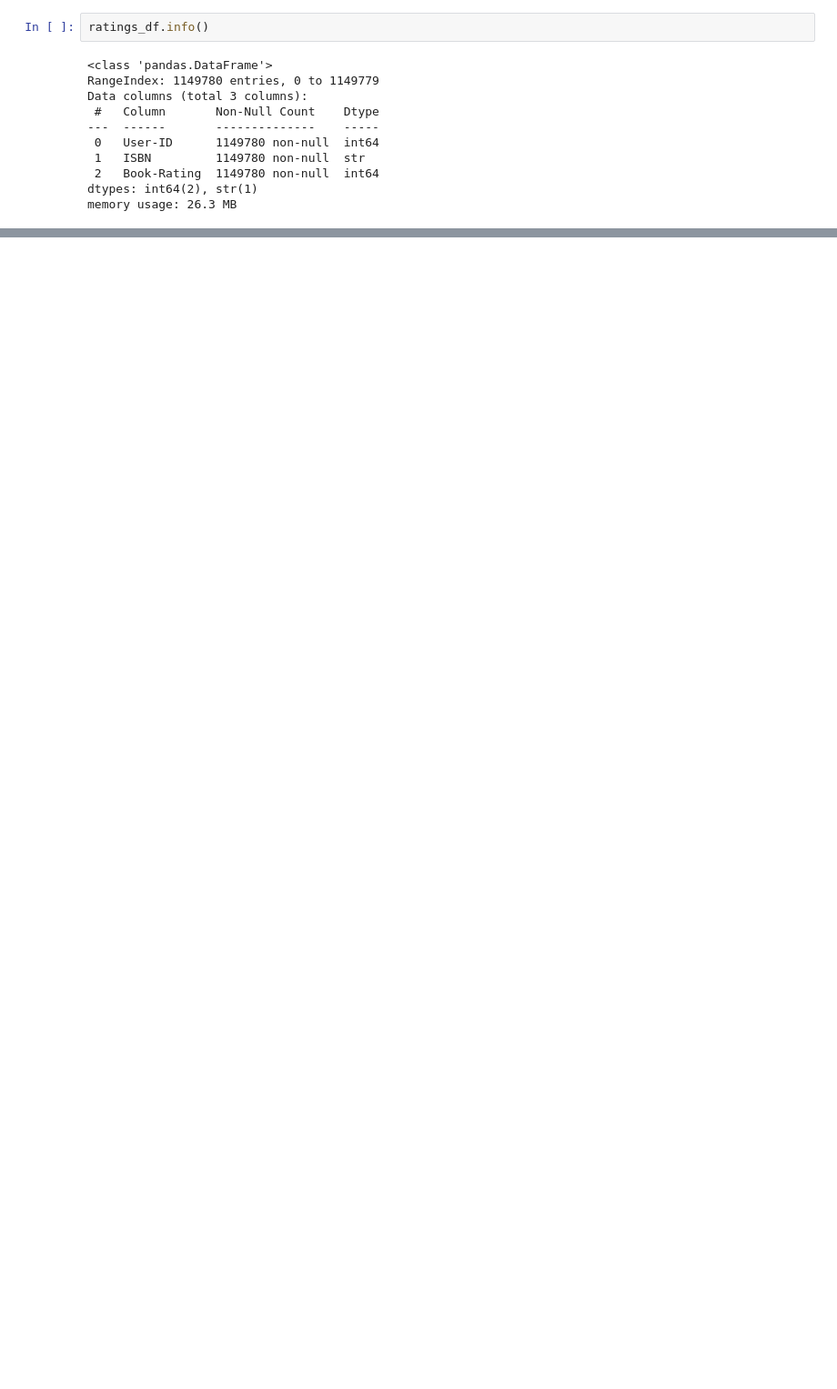
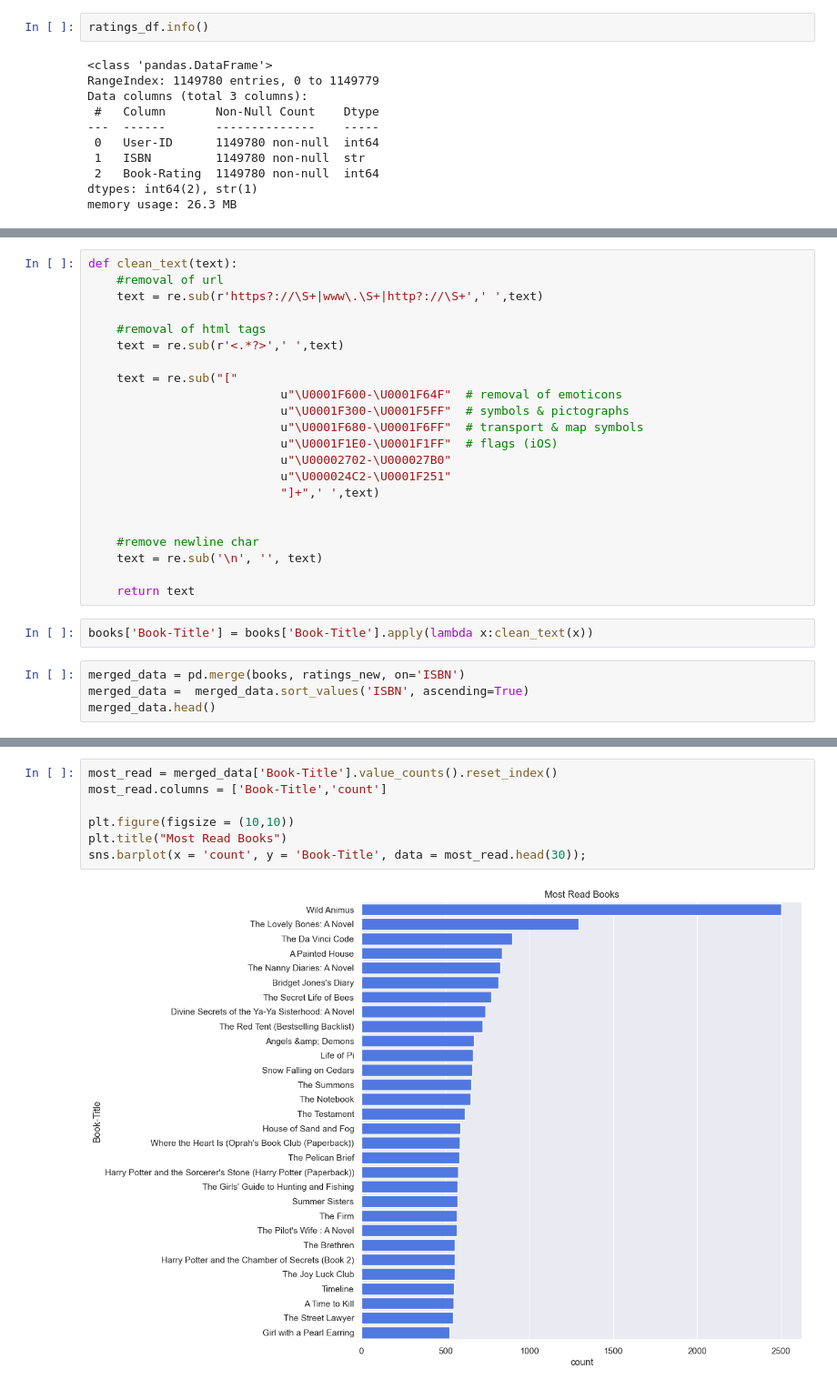
Before and after one commit to surjdev/SEAI_project, a Jupyter notebook: Others/EDA.ipynb, the cells around one changed output, grey strips where cells are left out. Shown at 91% size. Drawn from its saved outputs; the diff is of its cells as text; blank space fills up the shorter version.

```diff
--- a/Others/EDA.ipynb
+++ b/Others/EDA.ipynb
@@ -281,0 +333,28 @@ Name: count, Length: 2704, dtype: int64
+# %%
+def clean_text(text):
+    #removal of url
+    text = re.sub(r'https?://\S+|www\.\S+|http?://\S+',' ',text)
+
+    #removal of html tags
+    text = re.sub(r'<.*?>',' ',text)
+
+    text = re.sub("["
+                           u"\U0001F600-\U0001F64F"  # removal of emoticons
+                           u"\U0001F300-\U0001F5FF"  # symbols & pictographs
+                           u"\U0001F680-\U0001F6FF"  # transport & map symbols
+                           u"\U0001F1E0-\U0001F1FF"  # flags (iOS)
+                           u"\U00002702-\U000027B0"
+                           u"\U000024C2-\U0001F251"
+                           "]+",' ',text)
+
+
+    #remove newline char
+    text = re.sub('\n', '', text)
+
+    return text
+# %%
+books['Book-Title'] = books['Book-Title'].apply(lambda x:clean_text(x))
+# %%
+merged_data = pd.merge(books, ratings_new, on='ISBN')
+merged_data =  merged_data.sort_values('ISBN', ascending=True)
+merged_data.head()
@@ -281,0 +370,9 @@ Name: count, Length: 2704, dtype: int64
+# %%
+most_read = merged_data['Book-Title'].value_counts().reset_index()
+most_read.columns = ['Book-Title','count']
+
+plt.figure(figsize = (10,10))
+plt.title("Most Read Books")
+sns.barplot(x = 'count', y = 'Book-Title', data = most_read.head(30));
+# %% [output]
+[figure, added]
```
Also changed, not shown: parts of 105 cells of this notebook.
